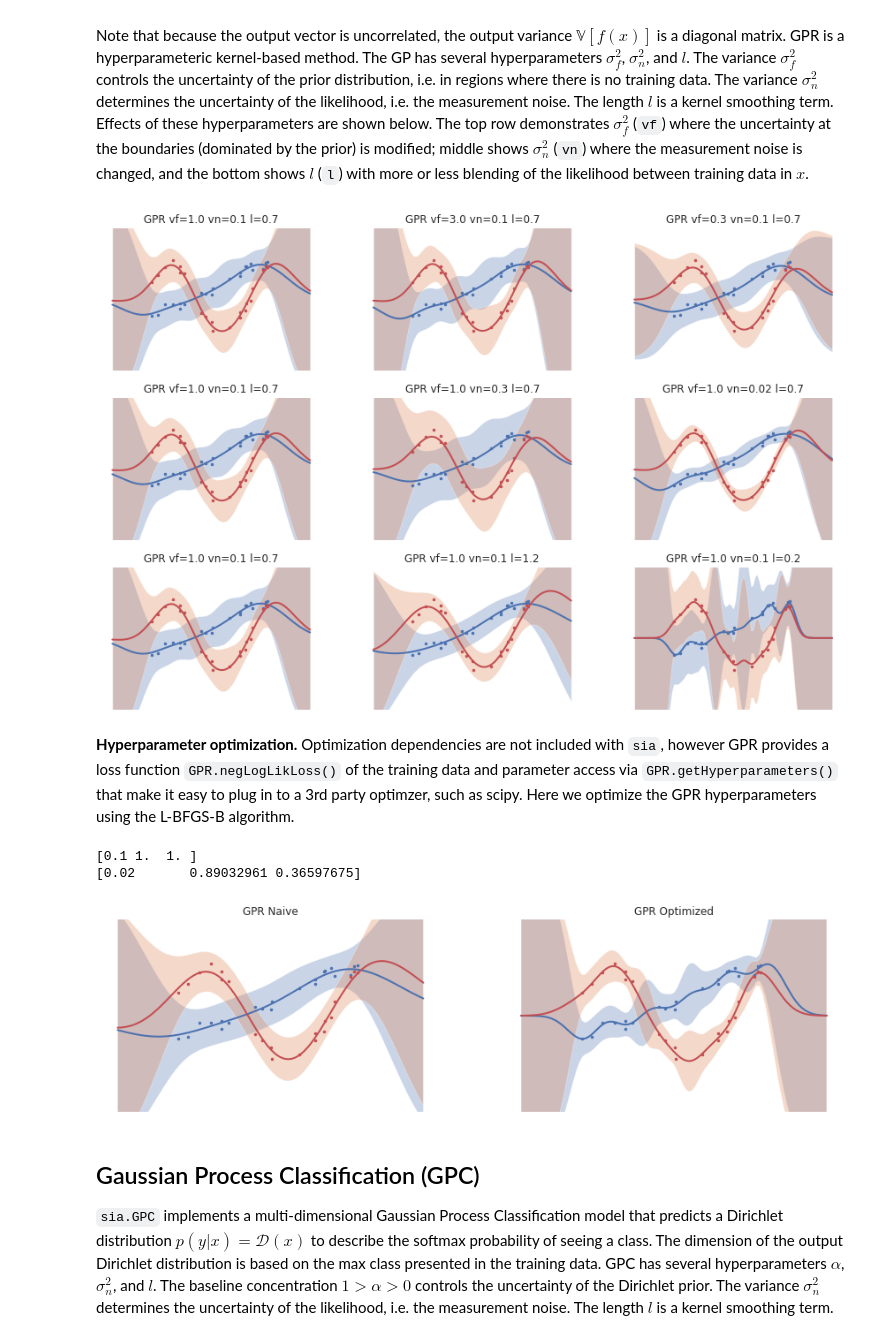
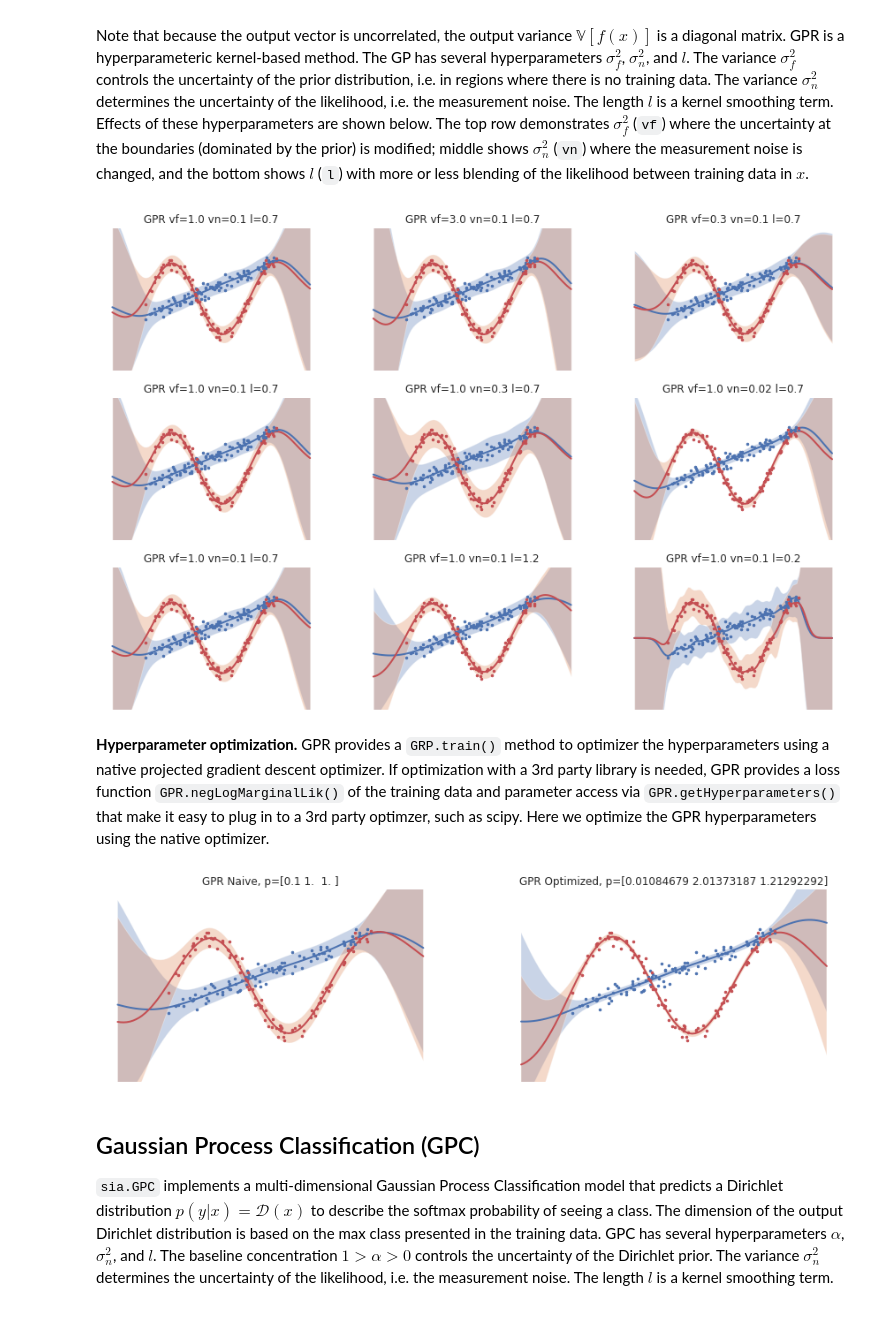
Before and after one commit to parkerowan/libsia, a Jupyter notebook: docs/belief/belief.ipynb, the cells around one changed output. Drawn from its saved outputs; the diff is of its cells as text; code cells hidden in the pictures.

Commit message:
Add train function to GPR, fix log marginal likelihood

```diff
--- a/docs/belief/belief.ipynb
+++ b/docs/belief/belief.ipynb
@@ -470,7 +470,7 @@ $$
 Note that because the output vector is uncorrelated, the output variance $\mathbb{V}[f(x)]$ is a diagonal matrix.  GPR is a  hyperparameteric kernel-based method.  The GP has several hyperparameters $\sigma_f^2$, $\sigma_n^2$, and $l$.  The variance $\sigma_f^2$ controls the uncertainty of the prior distribution, i.e. in regions where there is no training data.  The variance $\sigma_n^2$ determines the uncertainty of the likelihood, i.e. the measurement noise.  The length $l$ is a kernel smoothing term.  Effects of these hyperparameters are shown below.  The top row demonstrates $\sigma_f^2$ (`vf`) where the uncertainty at the boundaries (dominated by the prior) is modified; middle shows $\sigma_n^2$ (`vn`) where the measurement noise is changed, and the bottom shows $l$ (`l`) with more or less blending of the likelihood between training data in $x$.
 # %%
 # Generate training data from underlying function
-xtrain = np.random.uniform(0, 4, 21)
+xtrain = np.random.uniform(0, 4, 100)
 v = 0.1 * np.random.randn(2, len(xtrain))
 ytrain = np.vstack((0.4 * xtrain - 0.5, np.sin(2 * xtrain))) + v
 
@@ -508,66 +508,48 @@ for i in range(len(ax)):
     ax[i].axis("off")
     ax[i].set_title("GPR vf={} vn={} l={}".format(varf[i], varn[i], length[i]));
 # %% [output]
-[figure, old version]
+[figure, new version]
 # %% [markdown]
-**Hyperparameter optimization.** Optimization dependencies are not included with `sia`, however GPR provides a loss function `GPR.negLogLikLoss()` of the training data and parameter access via `GPR.getHyperparameters()` that make it easy to plug in to a 3rd party optimzer, such as scipy.  Here we optimize the GPR hyperparameters using the L-BFGS-B algorithm.
+**Hyperparameter optimization.** GPR provides a `GRP.train()` method to optimizer the hyperparameters using a native projected gradient descent optimizer.  If optimization with a 3rd party library is needed, GPR provides a loss function `GPR.negLogMarginalLik()` of the training data and parameter access via `GPR.getHyperparameters()` that make it easy to plug in to a 3rd party optimzer, such as scipy.  Here we optimize the GPR hyperparameters using the native optimizer.
 # %%
-from scipy.optimize import minimize
-
 gpr_naive = sia.GPR(np.array([xtrain]), ytrain)
 gpr_optm = sia.GPR(np.array([xtrain]), ytrain)
-
-def loss(p: np.array) -> float:
-    gpr_optm.setHyperparameters(p)
-    return gpr_optm.negLogLikLoss()
-
-# Optimize the hyperparameters using the L-BFGS-B algorithm
-# and the negative log likelihood loss function provided by the sia.GPR
-res = minimize(loss,
-               x0=gpr_optm.getHyperparameters(),
-               bounds=((2e-2, 10), (1e-1, 50), (1e-1, 50)),
-               options={'disp': True},
-               method='L-BFGS-B')
-gpr_optm.setHyperparameters(res.x)
-print(gpr_naive.getHyperparameters())
-print(gpr_optm.getHyperparameters())
+gpr_optm.train()
 
 models = {
     "Naive": gpr_naive,
     "Optimized": gpr_optm
 }
 
 # Plot the raw data
 f, ax = plt.subplots(nrows=1, ncols=2, figsize=(15, 4))
 ax = ax.flat
 sns.despine(f, left=True, bottom=True)
 
 for i in range(len(models.values())):
     key = list(models.keys())[i]
 
     # Evaluate it
     xtest = np.linspace(-1, 5, 101)
     gpr_mu = np.zeros((2, len(xtest)))
     gpr_sig = np.zeros((2, len(xtest)))
     for k in range(len(xtest)):
         gaussian = models[key].predict(np.array([xtest[k]]))
         gpr_mu[:, k] = gaussian.mean()
         gpr_sig[:, k] = np.sqrt(np.diag(gaussian.covariance()))
 
     # Plot the belief for each axis and overlay the training data
     ax[i].fill_between(xtest, gpr_mu[0, :] + 3 * gpr_sig[0, :], gpr_mu[0, :] - 3 * gpr_sig[0, :],  alpha=0.3)
     ax[i].plot(xtest, gpr_mu[0, :], 'b', lw=2)
     ax[i].fill_between(xtest, gpr_mu[1, :] + 3 * gpr_sig[1, :], gpr_mu[1, :] - 3 * gpr_sig[1, :],  alpha=0.3)
     ax[i].plot(xtest, gpr_mu[1, :], 'r', lw=2)
     ax[i].plot(xtrain, ytrain[0, :], '.b', ms=5)
     ax[i].plot(xtrain, ytrain[1, :], '.r', ms=5)
     ax[i].set_ylim((-2, 2))
     ax[i].axis("off")
-    ax[i].set_title("GPR {}".format(key));
+    ax[i].set_title("GPR {}, p={}".format(key, models[key].getHyperparameters()));
 # %% [output]
-[0.1 1.  1. ]
-[0.02       0.89032961 0.36597675]
-[figure, old version]
+[figure, new version]
 # %% [markdown]
 ## Gaussian Process Classification (GPC)
 
```
Also changed, not shown: parts of 2 cells of this notebook, 8 other files.
